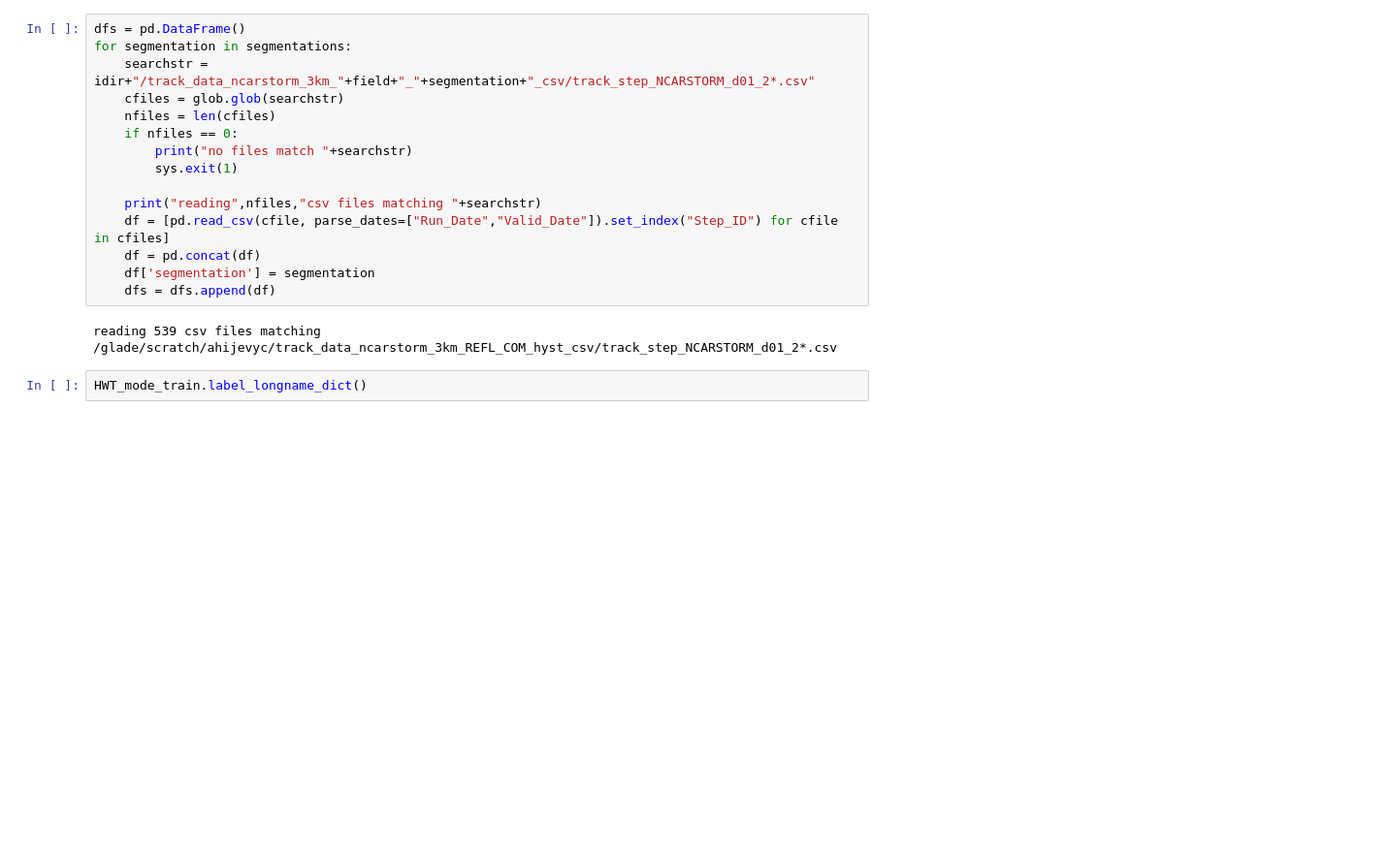
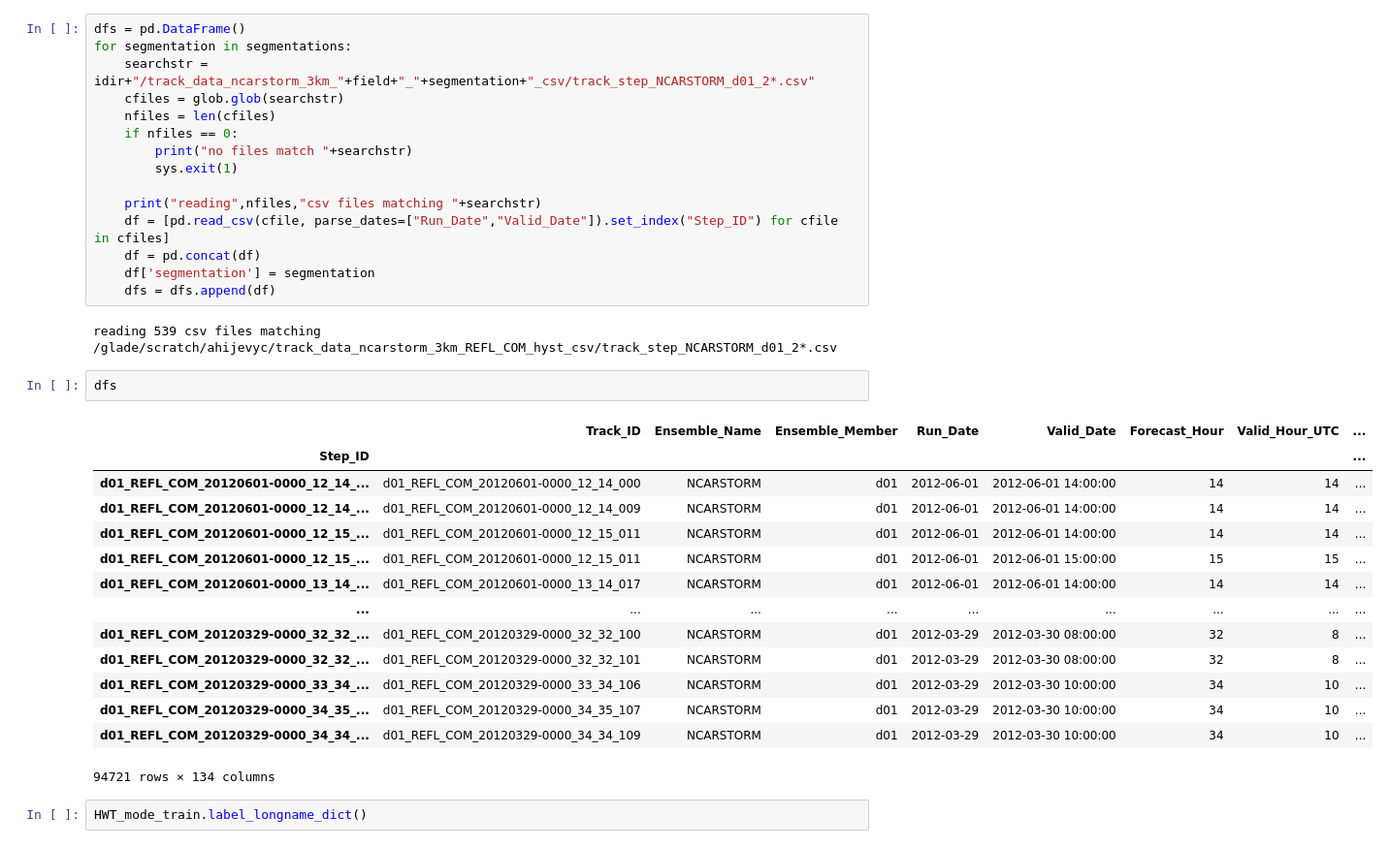
Before and after one commit to ahijevyc/machine-learning, a Jupyter notebook: normalize_and_topn.ipynb, the cells around one changed output. Shown: that part at 97% size. Cells and saved outputs as stored; diff of their text form; blank space fills up the shorter version.

```diff
--- a/normalize_and_topn.ipynb
+++ b/normalize_and_topn.ipynb
@@ -38,6 +39,23 @@ for segmentation in segmentations:
     dfs = dfs.append(df)
 # %% [output]
 reading 539 csv files matching /glade/scratch/ahijevyc/track_data_ncarstorm_3km_REFL_COM_hyst_csv/track_step_NCARSTORM_d01_2*.csv
+# %%
+dfs
+# %% [output]
+|  | Track_ID | Ensemble_Name | Ensemble_Member | Run_Date | Valid_Date | Forecast_Hour | Valid_Hour_UTC | ... |
+| Step_ID |  |  |  |  |  |  |  | ... |
+| d01_REFL_COM_20120601-0000_12_14_... | d01_REFL_COM_20120601-0000_12_14_000 | NCARSTORM | d01 | 2012-06-01 | 2012-06-01 14:00:00 | 14 | 14 | ... |
+| d01_REFL_COM_20120601-0000_12_14_... | d01_REFL_COM_20120601-0000_12_14_009 | NCARSTORM | d01 | 2012-06-01 | 2012-06-01 14:00:00 | 14 | 14 | ... |
+| d01_REFL_COM_20120601-0000_12_15_... | d01_REFL_COM_20120601-0000_12_15_011 | NCARSTORM | d01 | 2012-06-01 | 2012-06-01 14:00:00 | 14 | 14 | ... |
+| d01_REFL_COM_20120601-0000_12_15_... | d01_REFL_COM_20120601-0000_12_15_011 | NCARSTORM | d01 | 2012-06-01 | 2012-06-01 15:00:00 | 15 | 15 | ... |
+| d01_REFL_COM_20120601-0000_13_14_... | d01_REFL_COM_20120601-0000_13_14_017 | NCARSTORM | d01 | 2012-06-01 | 2012-06-01 14:00:00 | 14 | 14 | ... |
+| ... | ... | ... | ... | ... | ... | ... | ... | ... |
+| d01_REFL_COM_20120329-0000_32_32_... | d01_REFL_COM_20120329-0000_32_32_100 | NCARSTORM | d01 | 2012-03-29 | 2012-03-30 08:00:00 | 32 | 8 | ... |
+| d01_REFL_COM_20120329-0000_32_32_... | d01_REFL_COM_20120329-0000_32_32_101 | NCARSTORM | d01 | 2012-03-29 | 2012-03-30 08:00:00 | 32 | 8 | ... |
+| d01_REFL_COM_20120329-0000_33_34_... | d01_REFL_COM_20120329-0000_33_34_106 | NCARSTORM | d01 | 2012-03-29 | 2012-03-30 10:00:00 | 34 | 10 | ... |
+| d01_REFL_COM_20120329-0000_34_35_... | d01_REFL_COM_20120329-0000_34_35_107 | NCARSTORM | d01 | 2012-03-29 | 2012-03-30 10:00:00 | 34 | 10 | ... |
+| d01_REFL_COM_20120329-0000_34_34_... | d01_REFL_COM_20120329-0000_34_34_109 | NCARSTORM | d01 | 2012-03-29 | 2012-03-30 10:00:00 | 34 | 10 | ... |
+94721 rows × 134 columns
 # %%
 HWT_mode_train.label_longname_dict()
 # %% [output]
```
Also changed, not shown: parts of 10 cells of this notebook.
